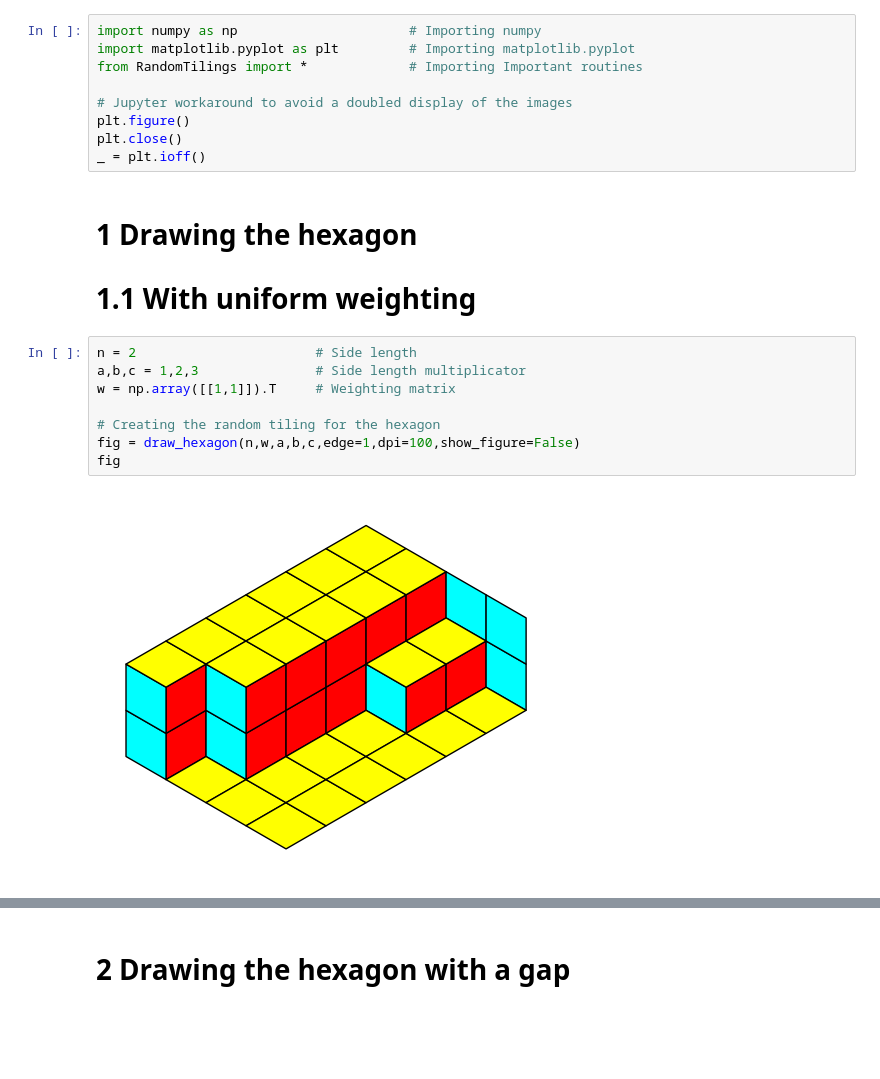
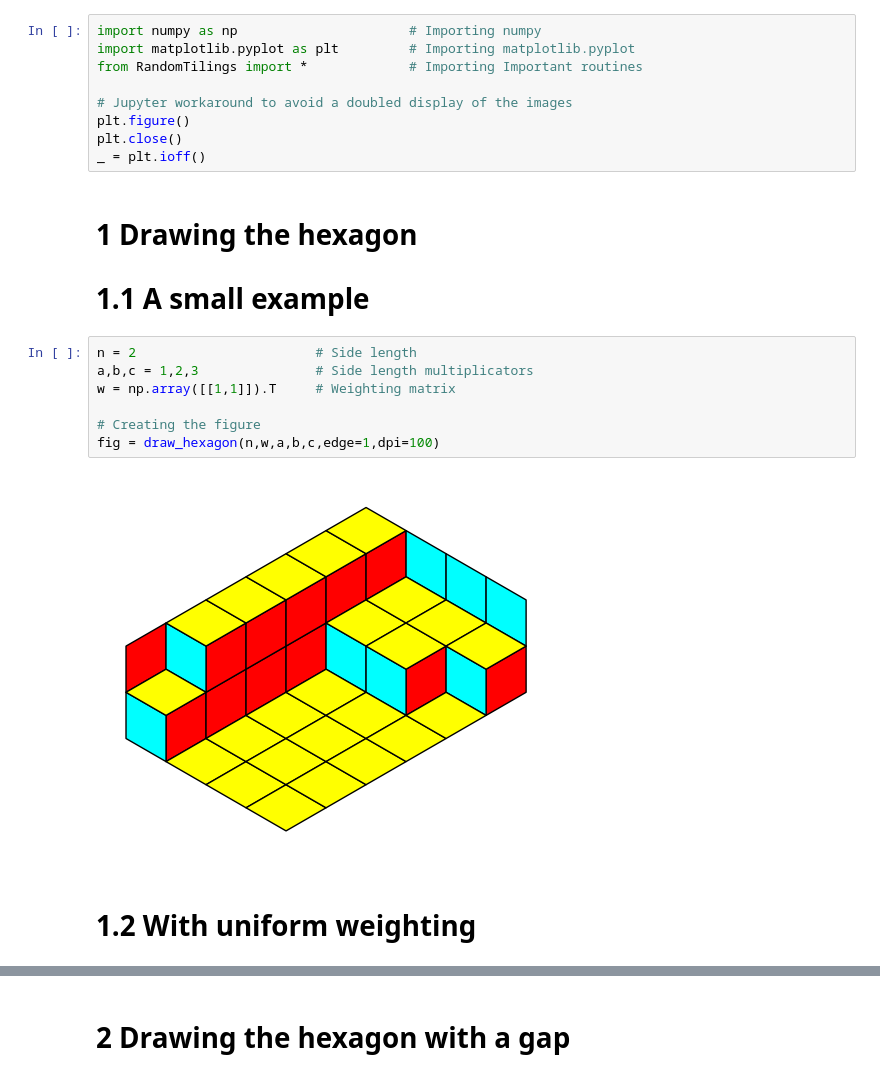
Before and after one commit to MaxvanHorssen/random-tilings, a Jupyter notebook: Examples - How to use.ipynb, the cells around one changed output, grey strips where cells are left out. Saved outputs shown, nothing was run; the diff lists cells and outputs as text; blank space fills up the shorter version.

Commit message:
added new examples

```diff
--- a/Examples - How to use.ipynb
+++ b/Examples - How to use.ipynb
@@ -9,16 +9,17 @@ plt.close()
 _ = plt.ioff()
 # %% [markdown]
 # 1 Drawing the hexagon
-# 1.1 With uniform weighting
+# 1.1 A small example
 # %%
 n = 2                       # Side length
-a,b,c = 1,2,3               # Side length multiplicator
+a,b,c = 1,2,3               # Side length multiplicators
 w = np.array([[1,1]]).T     # Weighting matrix
 
-# Creating the random tiling for the hexagon
-fig = draw_hexagon(n,w,a,b,c,edge=1,dpi=100,show_figure=False)
-fig
+# Creating the figure
+fig = draw_hexagon(n,w,a,b,c,edge=1,dpi=100)
 # %% [output]
-[figure, old version]
+[figure, new version]
+# %% [markdown]
+# 1.2 With uniform weighting
 # %%
 n = 100                     # Side length
```
Also changed, not shown: parts of 18 cells of this notebook.
